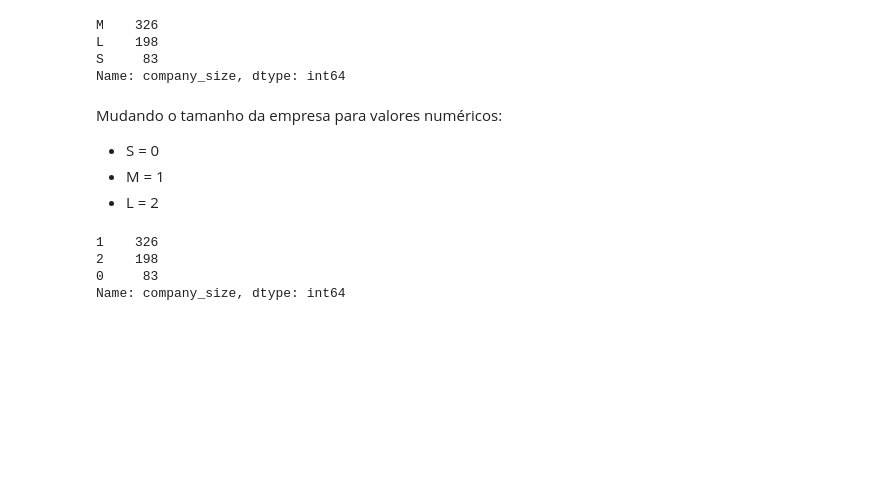
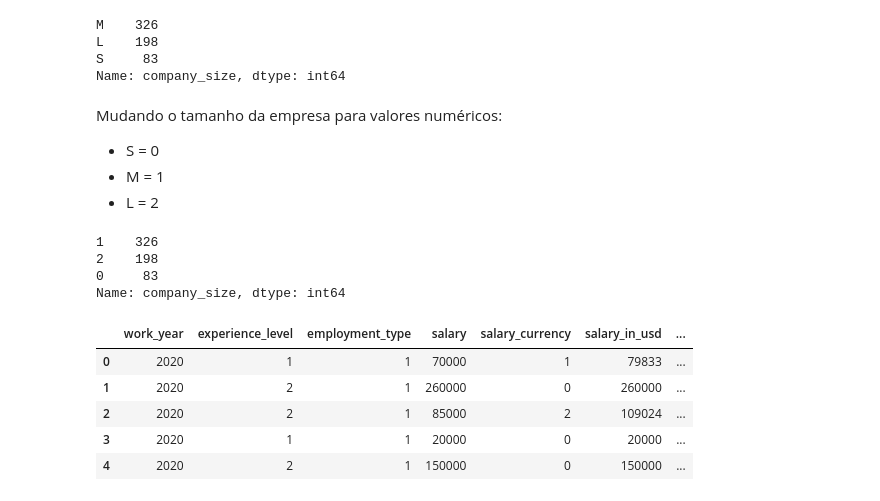
Before and after one commit to leotanaka4/ds-job-salaries, a Jupyter notebook: main.ipynb, the cells around one changed output. Drawn from its saved outputs; the diff is of its cells as text; code cells hidden in the pictures; blank space fills up the shorter version.

```diff
--- a/main.ipynb
+++ b/main.ipynb
@@ -433,3 +433,12 @@ data_b["company_size"].value_counts()
 2    198
 0     83
 Name: company_size, dtype: int64
+# %%
+data_b.head()
+# %% [output]
+|  | work_year | experience_level | employment_type | salary | salary_currency | salary_in_usd | ... |
+| 0 | 2020 | 1 | 1 | 70000 | 1 | 79833 | ... |
+| 1 | 2020 | 2 | 1 | 260000 | 0 | 260000 | ... |
+| 2 | 2020 | 2 | 1 | 85000 | 2 | 109024 | ... |
+| 3 | 2020 | 1 | 1 | 20000 | 0 | 20000 | ... |
+| 4 | 2020 | 2 | 1 | 150000 | 0 | 150000 | ... |
```
Also changed, not shown: parts of 1 cell of this notebook.
